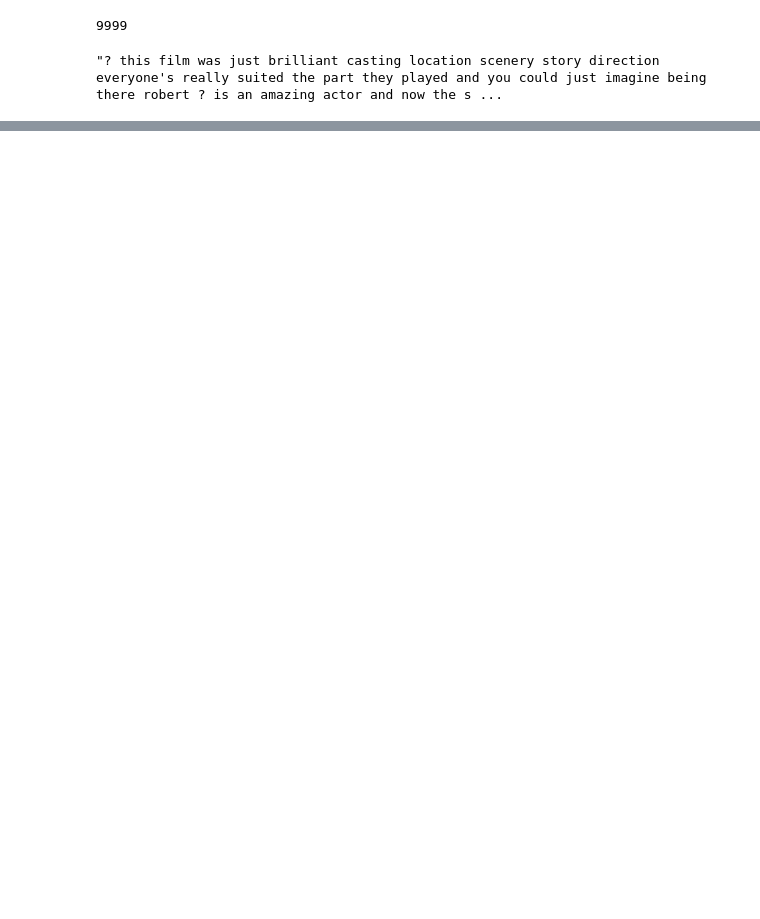
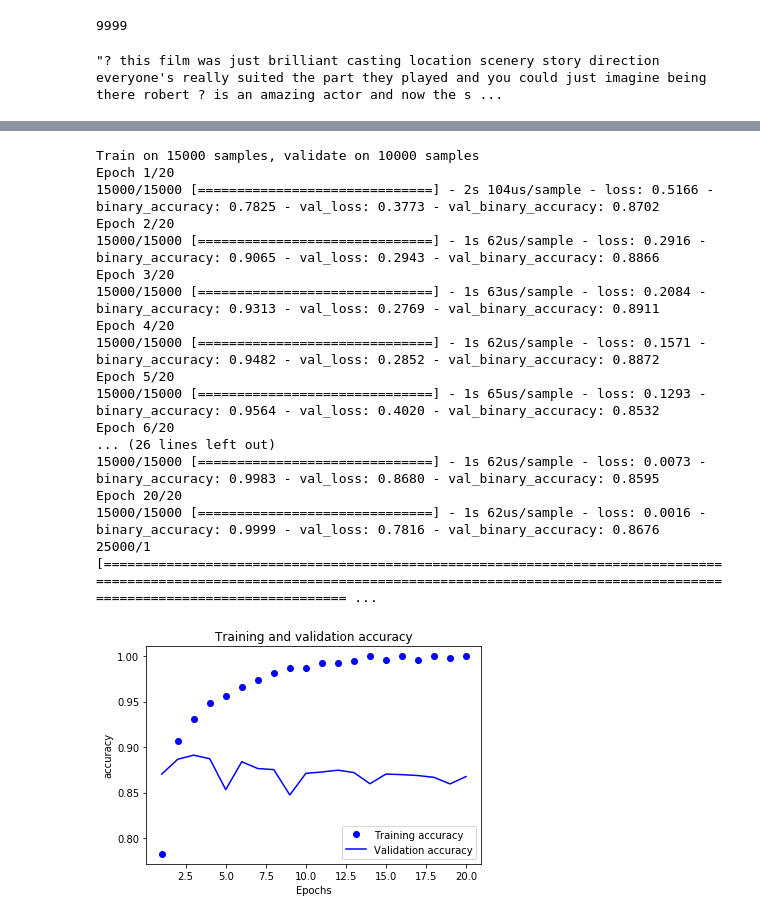
Before and after one commit to MichalGasiorowski/ml-playground, a Jupyter notebook: notebook/keras-test.ipynb, the cells around one changed output, grey strips where cells are left out. Drawn from its saved outputs; the diff is of its cells as text; code cells hidden in the pictures; blank space fills up the shorter version.

```diff
--- a/notebook/keras-test.ipynb
+++ b/notebook/keras-test.ipynb
@@ -75,0 +138,18 @@ Epoch 1/20
+# %%
+def plot_accuracy(history_dict):
+
+    acc = history_dict['binary_accuracy']
+
+    epochs = range(1, len(acc) + 1)
+    plt.clf() # clear figure
+    acc_values = history_dict['binary_accuracy']
+    val_acc_values = history_dict['val_binary_accuracy']
+
+    plt.plot(epochs, acc_values, 'bo', label='Training accuracy')
+    plt.plot(epochs, val_acc_values, 'b', label='Validation accuracy')
+    plt.title('Training and validation accuracy')
+    plt.xlabel('Epochs')
+    plt.ylabel('accuracy')
+    plt.legend()
+
+    plt.show()
@@ -75,0 +193,44 @@ Epoch 1/20
+# %%
+# experiments
+# use 3 layers
+
+model = models.Sequential()
+model.add(layers.Dense(16, activation='relu', input_shape=(10000,)))
+model.add(layers.Dense(16, activation='relu'))
+model.add(layers.Dense(16, activation='relu'))
+model.add(layers.Dense(1, activation='sigmoid'))
+
+#model.compile(optimizer='rmsprop', loss='binary_crossentropy', metrics=['accuracy'])
+
+model.compile(optimizer=optimizers.RMSprop(lr=0.001),
+              loss=losses.binary_crossentropy, metrics=[metrics.binary_accuracy])
+
+history = model.fit(partial_x_train, partial_y_train,
+                   epochs=20, batch_size=512, validation_data=(x_val, y_val))
+
+#history = model.fit(x_train, y_train, epochs=4, batch_size=512)
+#results = model.evaluate(x_test, y_test)
+
+#print(results)
+history_dict = history.history
+
+plot_accuracy(history_dict)
+# %% [output]
+Train on 15000 samples, validate on 10000 samples
+Epoch 1/20
+15000/15000 [==============================] - 2s 104us/sample - loss: 0.5166 - binary_accuracy: 0.7825 - val_loss: 0.3773 - val_binary_accuracy: 0.8702
+Epoch 2/20
+15000/15000 [==============================] - 1s 62us/sample - loss: 0.2916 - binary_accuracy: 0.9065 - val_loss: 0.2943 - val_binary_accuracy: 0.8866
+Epoch 3/20
+15000/15000 [==============================] - 1s 63us/sample - loss: 0.2084 - binary_accuracy: 0.9313 - val_loss: 0.2769 - val_binary_accuracy: 0.8911
+Epoch 4/20
+15000/15000 [==============================] - 1s 62us/sample - loss: 0.1571 - binary_accuracy: 0.9482 - val_loss: 0.2852 - val_binary_accuracy: 0.8872
+Epoch 5/20
+15000/15000 [==============================] - 1s 65us/sample - loss: 0.1293 - binary_accuracy: 0.9564 - val_loss: 0.4020 - val_binary_accuracy: 0.8532
+Epoch 6/20
+... (26 lines left out)
+15000/15000 [==============================] - 1s 62us/sample - loss: 0.0073 - binary_accuracy: 0.9983 - val_loss: 0.8680 - val_binary_accuracy: 0.8595
+Epoch 20/20
+15000/15000 [==============================] - 1s 62us/sample - loss: 0.0016 - binary_accuracy: 0.9999 - val_loss: 0.7816 - val_binary_accuracy: 0.8676
+25000/1 [=============================================================================================================================================================================================== ...
+[figure, added]
```
Also changed, not shown: parts of 11 cells of this notebook.
